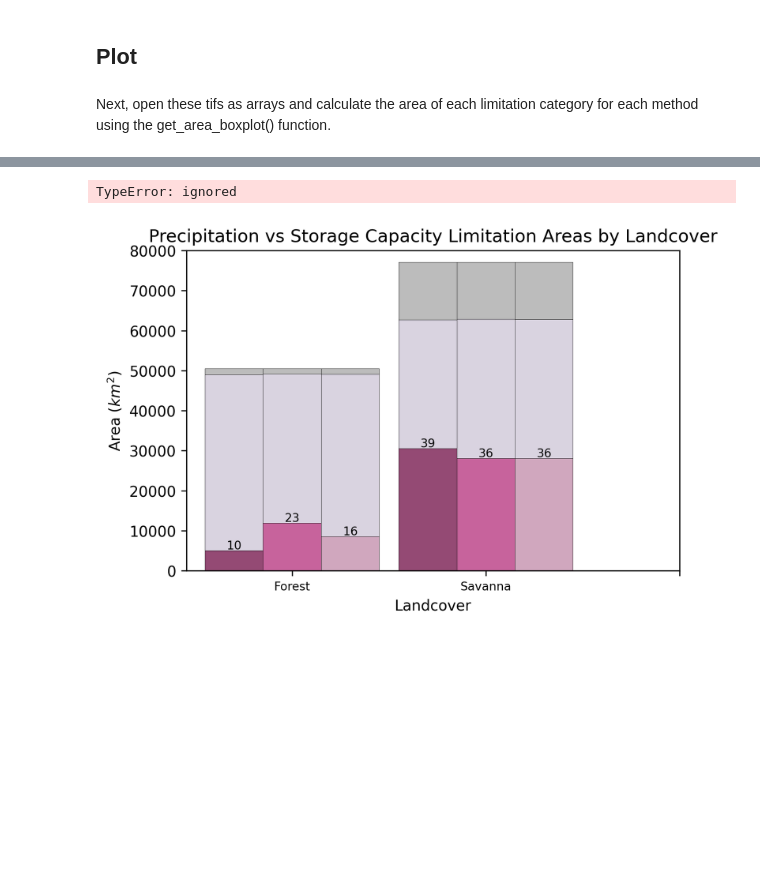
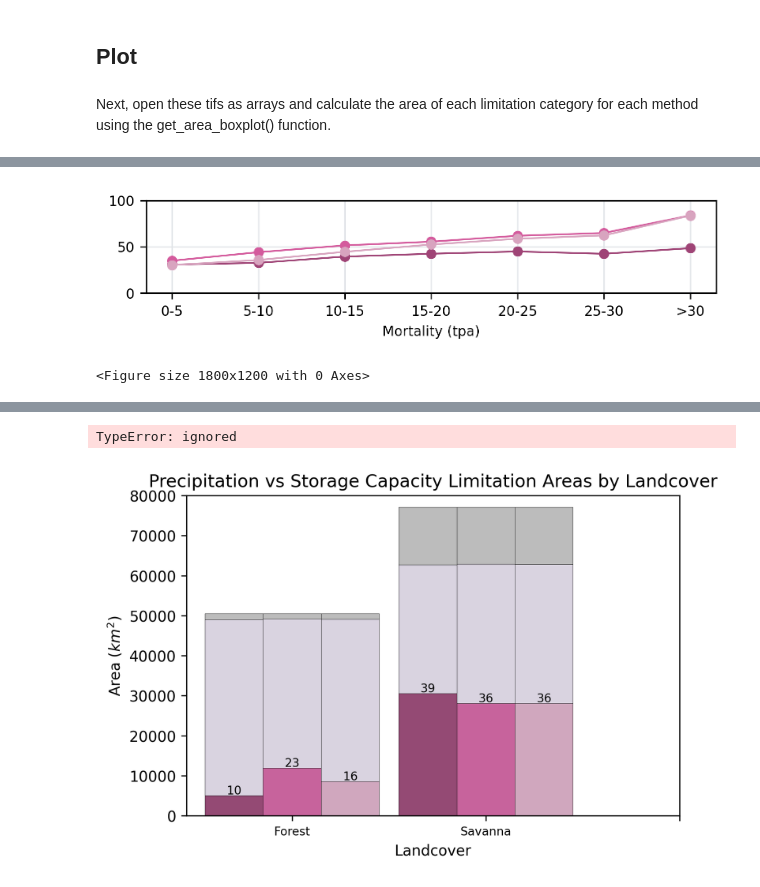
Before and after one commit to erica-mccormick/storage-dynamics, a Jupyter notebook: MASTER_P2.ipynb, the cells around one changed output, grey strips where cells are left out. Cells and saved outputs as stored; diff of their text form; code cells hidden in the pictures; blank space fills up the shorter version.

```diff
--- a/MASTER_P2.ipynb
+++ b/MASTER_P2.ipynb
@@ -514,6 +600,6 @@ Next, import 41 band raster as array using rasterio and calculate the percentile
 # %%
-percentile_path =  directory + 'interim/percentile_p_sr_stack.tif'
 if export_tiffs == True:
+  percentile_path =  directory + 'interim/percentile_p_s_stack.tif'
   tif = rio.open(percentile_path)
   transform = tif.transform #save this for transforming flattened array back to map dimensions
   array_precip = tif.read((tuple(np.arange(1,40)))) # first 40 bands contain water year precipitation
@@ -525,7 +611,7 @@ if export_tiffs == True:
     for y in range(shape[1]):
       blank_array[x,y] = scipy.stats.percentileofscore(array_precip[:, x, y], array_sr[x,y], kind = 'weak')
 
-  new_dataset = rio.open(directory + 'percentile/percentile_historical_v2.tif', 'w', driver='GTiff',
+  new_dataset = rio.open(directory + 'percentile/percentile_historical.tif', 'w', driver='GTiff',
                               height = blank_array.shape[0], width = blank_array.shape[1],
                               count=1, dtype=str(blank_array.dtype),
                               crs='EPSG:4326',
@@ -671,9 +699,26 @@ array(['mask', 'mask_landcover', 'et_gt_p', 'sr_2017', 'sr_2020',
 # %%
-# Copy the above var names and take out the () to get the vars list
-vars = [mask, landcover_mask, excluded, Sr_2017, Sr_2020,
-       Sr_diff, max_dmax, carryover_mag, carryover_perc,
-       deltaP_mag, deltaP_perc]
+# Copy the above var names and take out the ' ' to get the vars list
+#vars = [mask, landcover_mask, excluded, S_2012, S_2020, S_diff, max_Swy, max_Swy_12,
+ #      carryover_mag, carryover_perc, carryover_12_mag,
+ #      carryover_12_perc, diff_carryover_12_perc,
+ #      diff_carryover_12_mag, deltaP_mag, deltaP_perc, map_wy]#, future_agreement_transition, future_agreement_worsening]
 
+file_name = ['carryover_perc','S_2020', 'S_2012', 'S_diff',
+       'carryover_mag',  'carryover_12_mag',
+       'carryover_12_perc', 'diff_carryover_12_perc', 'max_Swy', 'max_Swy_12',]
+
+var_name = [carryover_perc, S_2020, S_2012, S_diff,
+       carryover_mag,  carryover_12_mag,
+       carryover_12_perc, diff_carryover_12_perc, max_Swy, max_Swy_12,]
+
+folder = 'carryover'
+
+#vars = [deltaP_mag, deltaP_perc, future_agreement_transition_rcp45, future_agreement_transition_rcp85, future_agreement_worsening_rcp45, future_agreement_worsening_rcp85]
 export_dic = {}
-for i in range(len(metadata_export['var_name'])):
-  export_dic.update({metadata_export['var_name'].values[i]:{'var':vars[i], 'file_name': metadata_export['file_name'].values[i], 'folder': metadata_export['folder'].values[i]}})
+for i in range(len(var_name)):
+  export_dic.update({file_name[i]:{'var':var_name[i], 'file_name': file_name[i], 'folder': 'carryover'}})
+
+
+#export_dic = {}
+#for i in range(len(vars)):
+#  export_dic.update({metadata_export['var_name'].values[i]:{'var':vars[i], 'file_name': metadata_export['file_name'].values[i], 'folder': metadata_export['folder'].values[i]}})
@@ -1062,9 +1135,9 @@ def plot_lines(variable):
   ax1.plot(x_axis, method3['percent_plim'],'-o', label = 'Method 3', color = c["percentile"], markeredgecolor = edgecolor, zorder = 10 , lw = line_thickness)
 
   if variable == 'Mortality':
-    ax1.set_ylim(25, 80)
+    ax1.set_ylim(0, 100)
   elif variable == 'Biomass':
-    ax1.set_ylim(0, 55)
+    ax1.set_ylim(0, 75)
     ax1.set_yticks(ticks=[0, 25, 50])
 
   elif variable == 'Elevation':
@@ -1073,6 +1146,7 @@ def plot_lines(variable):
 
   elif variable == 'MAP':
     ax1.set_ylim(0, 100)
+   # ax1.legend()
 
   ax1.set_xticks(ticks=x_axis)
   ax1.set_xticklabels(labels=binning[variable]['names'], fontsize = 8)#, rotation = 45)
@@ -1112,5 +1186,8 @@ def plot_lines(variable):
   ax2.set_zorder(1)
   ax1.set_zorder(2)
   '''
-  #fig.savefig('box2'+variable +'.pdf', transparent = True)
-  #files.download('box2'+variable+'.pdf')
+  fig.savefig('box2'+variable +'.pdf', transparent = True)
+  files.download('box2'+variable+'.pdf')
+# %%
+plot_lines('Mortality')
+# %% [output]
@@ -1117,3 +1196,5 @@ def plot_lines(variable):
+[figure, added]
+<Figure size 1800x1200 with 0 Axes>
 # %%
 plot_lines('Mortality')
 plot_lines('Biomass')
```
Also changed, not shown: parts of 66 cells of this notebook.
